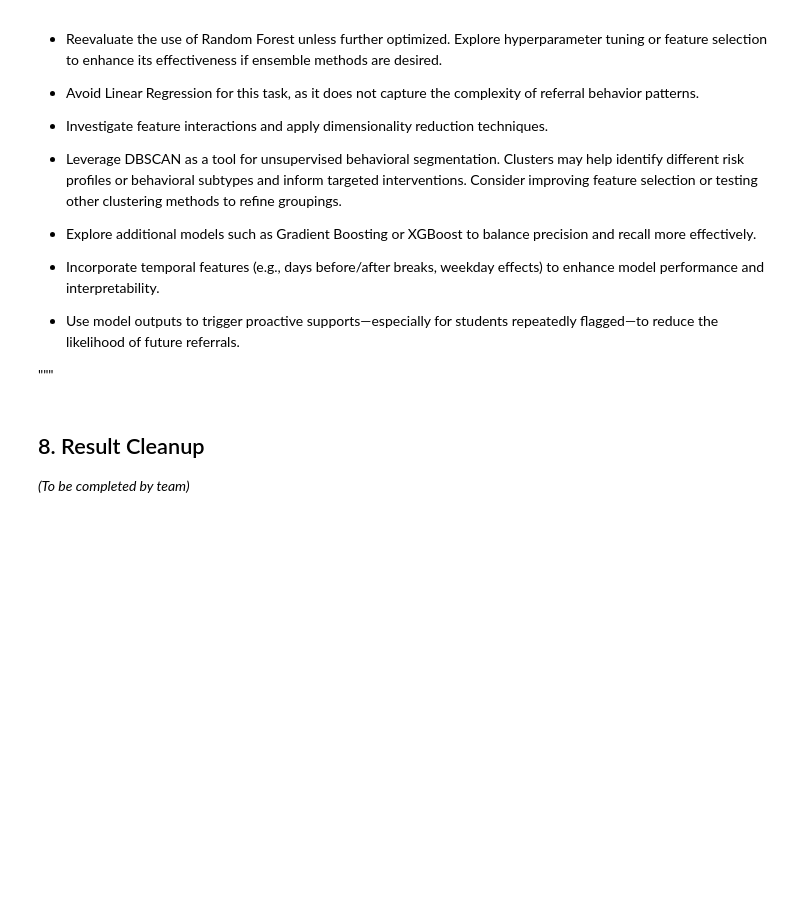
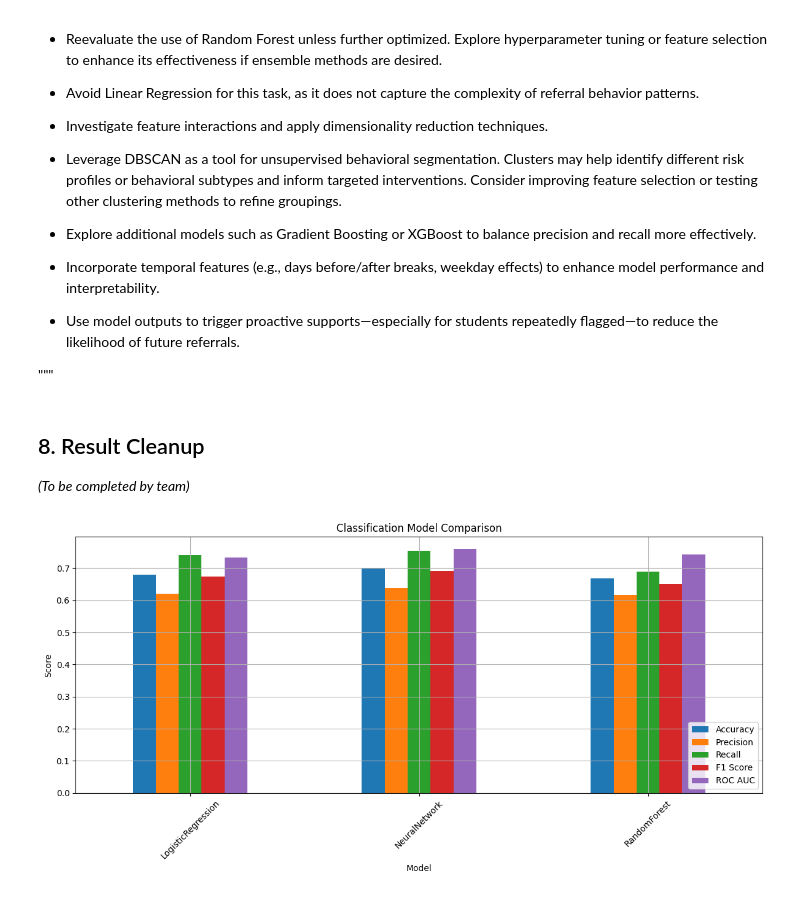
Before and after one commit to TDRobertson/student-referral-predictor, a Jupyter notebook: Behavioral_Disruptions_EDA.ipynb, the cells around one changed output. Drawn from its saved outputs; the diff is of its cells as text; code cells hidden in the pictures; blank space fills up the shorter version.

Commit message:
added graph to compare models results

```diff
--- a/Behavioral_Disruptions_EDA.ipynb
+++ b/Behavioral_Disruptions_EDA.ipynb
@@ -1537,3 +1569,79 @@ This section interprets the output of the evaluated models — Logistic Regressi
 # %% [markdown]
 ## 8. Result Cleanup
 *(To be completed by team)*
+# %%
+# collect metrics function
+def collect_model_metrics(best_models, X_test, y_clf_test, y_reg_test):
+    clf_metrics = []
+    reg_metrics = []
+
+    for name, model in best_models.items():
+        y_pred = model.predict(X_test)
+
+        if is_regressor(model) and not is_classifier(model):
+            try:
+                mse = mean_squared_error(y_reg_test, y_pred)
+                rmse = np.sqrt(mse)
+                r2 = r2_score(y_reg_test, y_pred)
+                reg_metrics.append({'Model': name, 'RMSE': rmse, 'R2': r2})
+            except Exception as e:
+                print(f"[Regression Metrics Error] {name}:", e)
+
+        elif is_classifier(model):
+            try:
+                y_proba = model.predict_proba(X_test)[:, 1] if hasattr(model, "predict_proba") else None
+
+                acc = accuracy_score(y_clf_test, y_pred)
+                prec = precision_score(y_clf_test, y_pred)
+                rec = recall_score(y_clf_test, y_pred)
+                f1 = f1_score(y_clf_test, y_pred)
+                roc_auc = roc_auc_score(y_clf_test, y_proba) if y_proba is not None else np.nan
+
+                clf_metrics.append({
+                    'Model': name,
+                    'Accuracy': acc,
+                    'Precision': prec,
+                    'Recall': rec,
+                    'F1 Score': f1,
+                    'ROC AUC': roc_auc
+                })
+            except Exception as e:
+                print(f"[Classification Metrics Error] {name}:", e)
+
+    return pd.DataFrame(clf_metrics), pd.DataFrame(reg_metrics)
+
+# plot metrics function
+def plot_metrics(df_clf, df_reg):
+    if not df_clf.empty:
+        df_clf.set_index('Model', inplace=True)
+        df_clf.plot(kind='bar', figsize=(12, 6), title="Classification Model Comparison", grid=True)
+        plt.xticks(rotation=45)
+        plt.ylabel("Score")
+        plt.legend(loc='lower right')
+        plt.tight_layout()
+        plt.show()
+
+    if not df_reg.empty:
+        df_reg.set_index('Model', inplace=True)
+        fig, axes = plt.subplots(1, 2, figsize=(14, 5))
+
+        df_reg['RMSE'].plot(kind='bar', ax=axes[0], title="Regression RMSE Comparison", grid=True)
+        axes[0].set_ylabel("RMSE")
+        axes[0].set_xticklabels(df_reg.index, rotation=45)
+
+        df_reg['R2'].plot(kind='bar', ax=axes[1], title="Regression R2 Comparison", grid=True)
+        axes[1].set_ylabel("R² Score")
+        axes[1].set_xticklabels(df_reg.index, rotation=45)
+
+        plt.tight_layout()
+        plt.show()
+
+# classification models
+clf_metrics_df, _ = collect_model_metrics(best_models, X_clf_test, y_clf_test, y_reg_test)
+plot_metrics(clf_metrics_df, pd.DataFrame())
+
+# regression models
+_, reg_metrics_df = collect_model_metrics(best_reg_models, X_reg_test, y_clf_test, y_reg_test)
+plot_metrics(pd.DataFrame(), reg_metrics_df)
+# %% [output]
+[figure, added]
```
Also changed, not shown: parts of 7 cells of this notebook.
